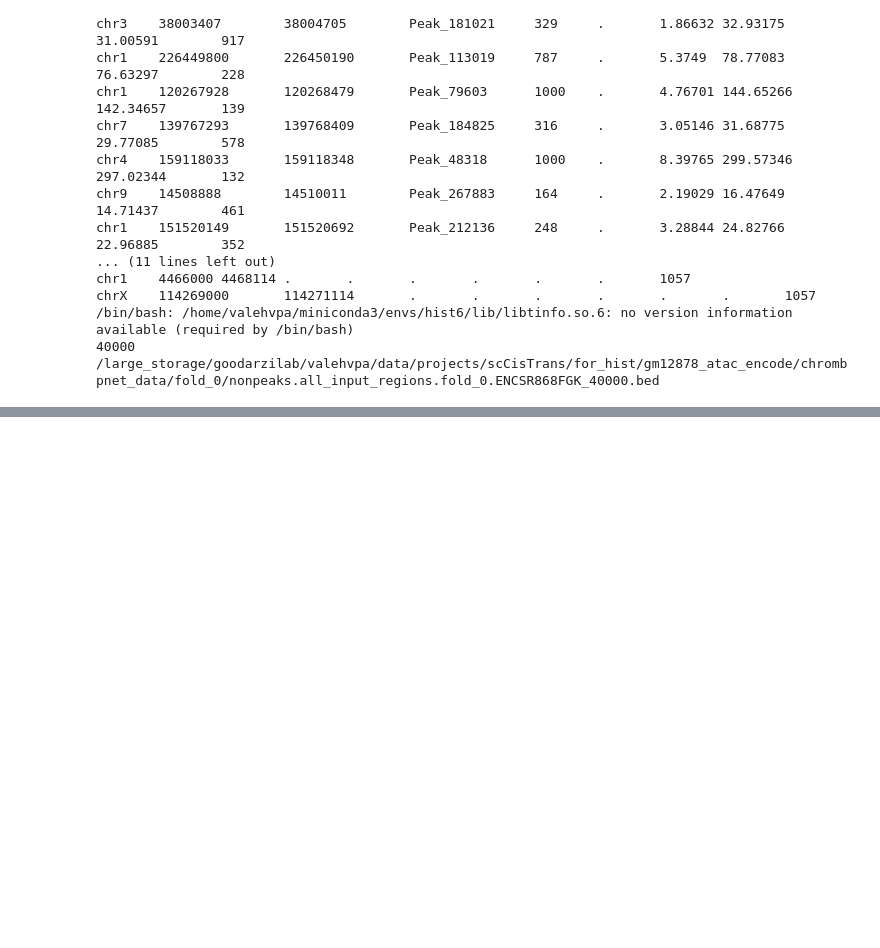
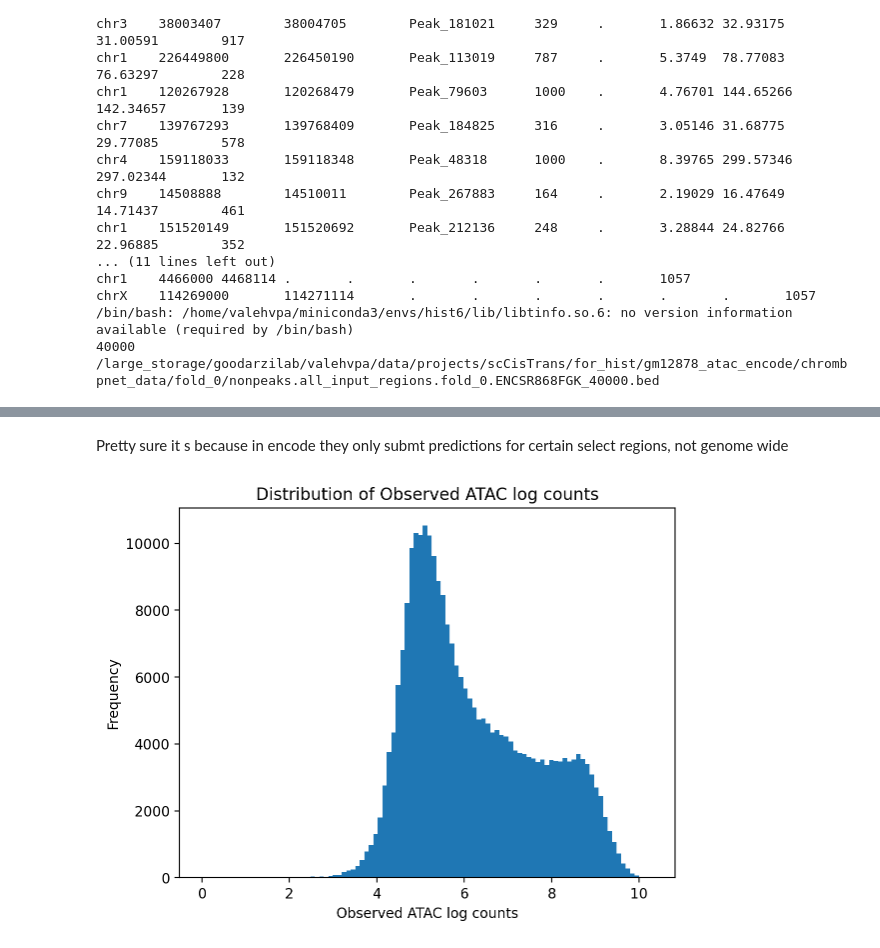
Before and after one commit to kundajelab/histobpnet, a Jupyter notebook: experiments/valeh/notebooks/12_16_2025.ipynb, the cells around one changed output, grey strips where cells are left out. Saved outputs shown, nothing was run; the diff lists cells and outputs as text; code cells hidden in the pictures; blank space fills up the shorter version.

```diff
--- a/experiments/valeh/notebooks/12_16_2025.ipynb
+++ b/experiments/valeh/notebooks/12_16_2025.ipynb
@@ -193,0 +236,26 @@ chrX    114269000       114271114       .       .       .       .       .
+# %%
+def get_cts(
+    peaks_df,
+    bw,
+    chr_key: str = 'chrom',
+    start_key: str = 'start',
+    end_key: str = 'end',
+):
+    vals = []
+
+    for _, r in peaks_df.iterrows():
+        if r[chr_key] == ".":
+            vals.append(np.array([0]))
+        else:
+            vals.append(np.array([
+                np.nansum(bw.values(r[chr_key],
+                                    r[start_key],
+                                    r[end_key]))
+            ]))
+
+    return vals
+
+obs_atac_cts = get_cts(df, obs_atac_bw, start_key="out_start", end_key="out_end")
+# pred_corr_atac_cts = get_cts(df, pred_corr_atac_bw, start_key="out_start", end_key="out_end")
+chip_cts = get_cts(df, chip_bw, chr_key='hist_chrom', start_key='hist_start', end_key='hist_end')
+inputc_cts = get_cts(df, inputc_bw, chr_key='hist_chrom', start_key='hist_start', end_key='hist_end')
@@ -193,0 +295,13 @@ chrX    114269000       114271114       .       .       .       .       .
+# %% [markdown]
+Pretty sure it s because in encode they only submt predictions for certain select regions, not genome wide
+# %%
+# distirbution of observed atac_cts
+import numpy as np
+import matplotlib.pyplot as plt
+plt.hist(np.log1p(obs_atac_cts), bins=100)
+plt.xlabel("Observed ATAC log counts")
+plt.ylabel("Frequency")
+plt.title("Distribution of Observed ATAC log counts")
+plt.show()
+# %% [output]
+[figure, added]
```
Also changed, not shown: parts of 25 cells of this notebook, 10 other files.
